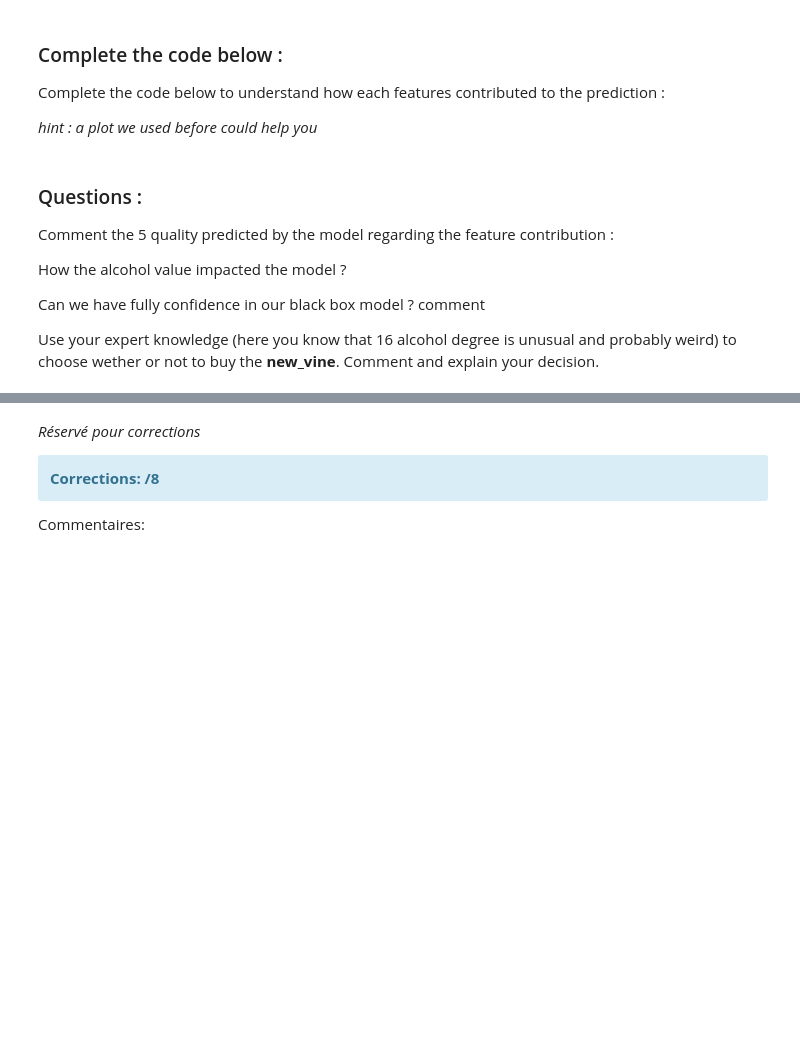
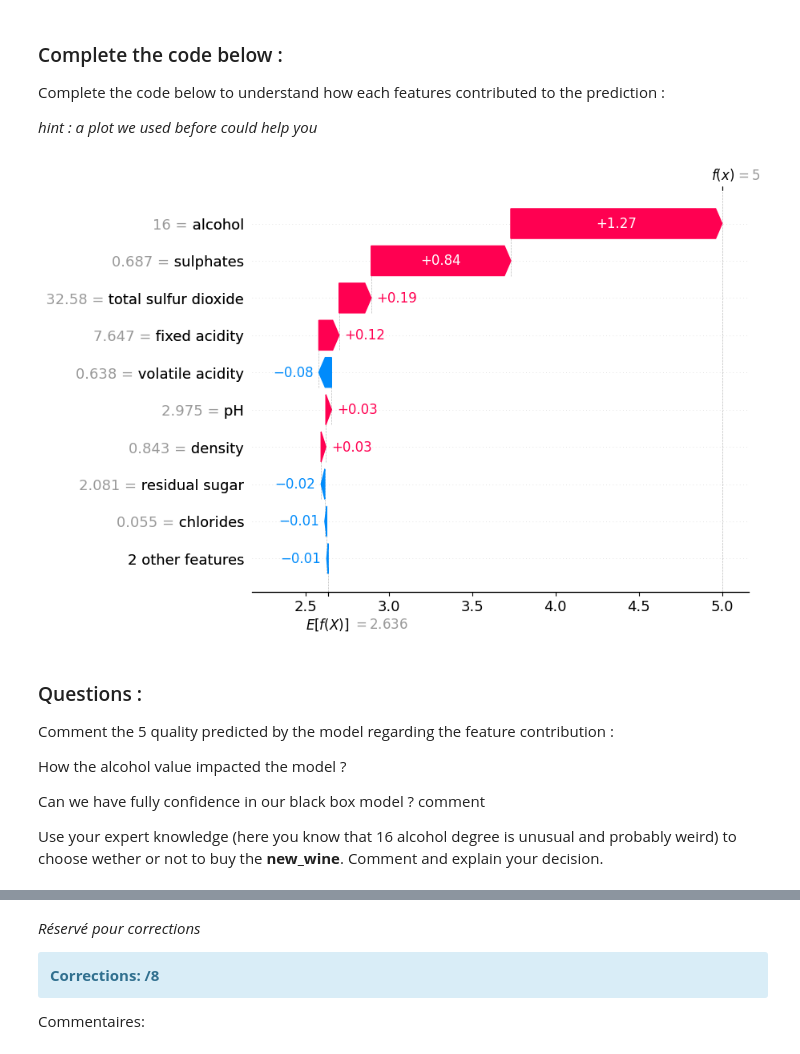
Before and after one commit to michaelstrefeler/XAI_Labs, a Jupyter notebook: TP4_PostHoc_Tabular/XAI_TP4_2025_Billeter_Strefeler.ipynb, the cells around one changed output, grey strips where cells are left out. Drawn from its saved outputs; the diff is of its cells as text; code cells hidden in the pictures; blank space fills up the shorter version.

```diff
--- a/TP4_PostHoc_Tabular/XAI_TP4_2025_Billeter_Strefeler.ipynb
+++ b/TP4_PostHoc_Tabular/XAI_TP4_2025_Billeter_Strefeler.ipynb
@@ -510,12 +511,12 @@ Here we define a new vine called *new_vine* by adding noise to the mean of our t
 # let's create a new vine data by adding noise to the training data mean
 np.random.seed(1)
 
-new_vine = X_test.mean(axis=0)
+new_wine = X_test.mean(axis=0)
 gap = np.array(X_test.mean(axis=0))
 noise = np.random.uniform(low=-gap*0.5, high=gap*0.5, size=gap.shape)
 
 # we set the alcohol value to 16 (very strong vine)
 
-new_vine = new_vine + noise
-new_vine['alcohol'] = 16
-new_vine
+new_wine = new_wine + noise
+new_wine['alcohol'] = 16
+new_wine
@@ -533,7 +550,7 @@ Good news ?
 # %%
 # we can compute the shap value for this new vine
 
-new_vine_shap_values = explainer_re(np.array([new_vine]))
+new_wine_shap_values = explainer_re(np.array([new_wine]))
 # %% [markdown]
 ### Complete the code below :
 
@@ -542,6 +559,9 @@ Complete the code below to understand how each features contributed to the predi
 *hint : a plot we used before could help you*
 # %%
 # YOUR CODE
+shap.waterfall_plot(new_wine_shap_values[0])
+# %% [output]
+[figure, added]
 # %% [markdown]
 ### Questions :
 
@@ -551,7 +571,7 @@ How the alcohol value impacted the model ?
 
 Can we have fully confidence in our black box model ? comment
 
-Use your expert knowledge (here you know that 16 alcohol degree is unusual and probably weird) to choose wether or not to buy the **new_vine**. Comment and explain your decision.
+Use your expert knowledge (here you know that 16 alcohol degree is unusual and probably weird) to choose wether or not to buy the **new_wine**. Comment and explain your decision.
 # %% [markdown]
 *Answers:*
 
```
Also changed, not shown: parts of 20 cells of this notebook.
